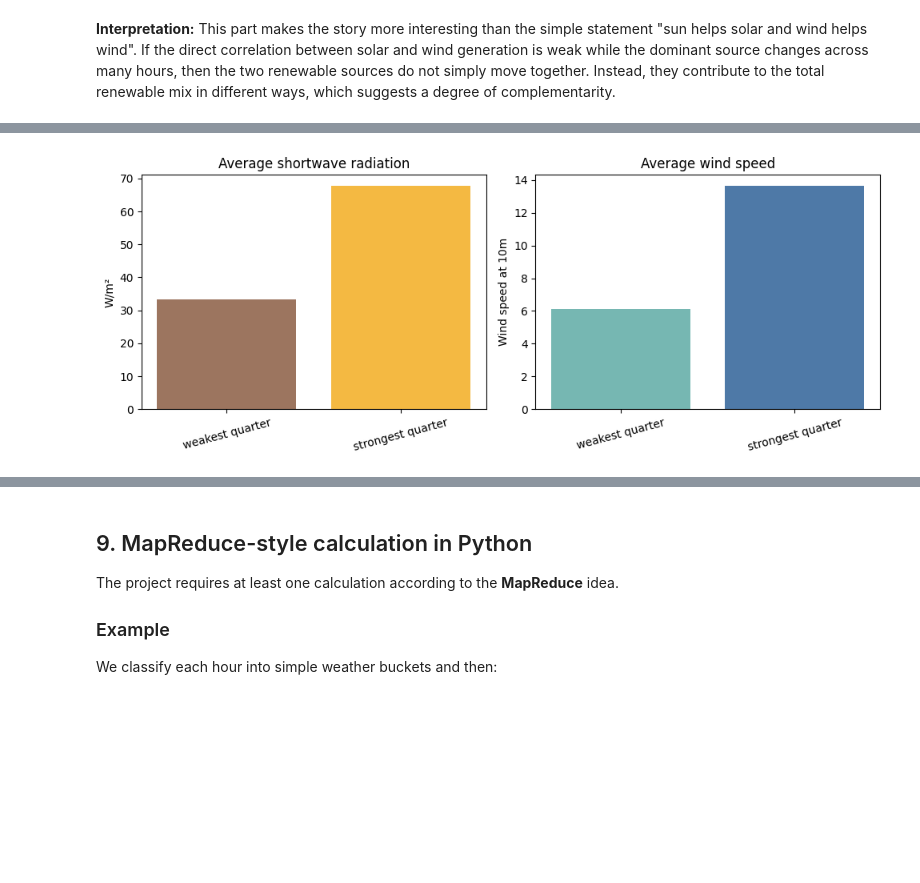
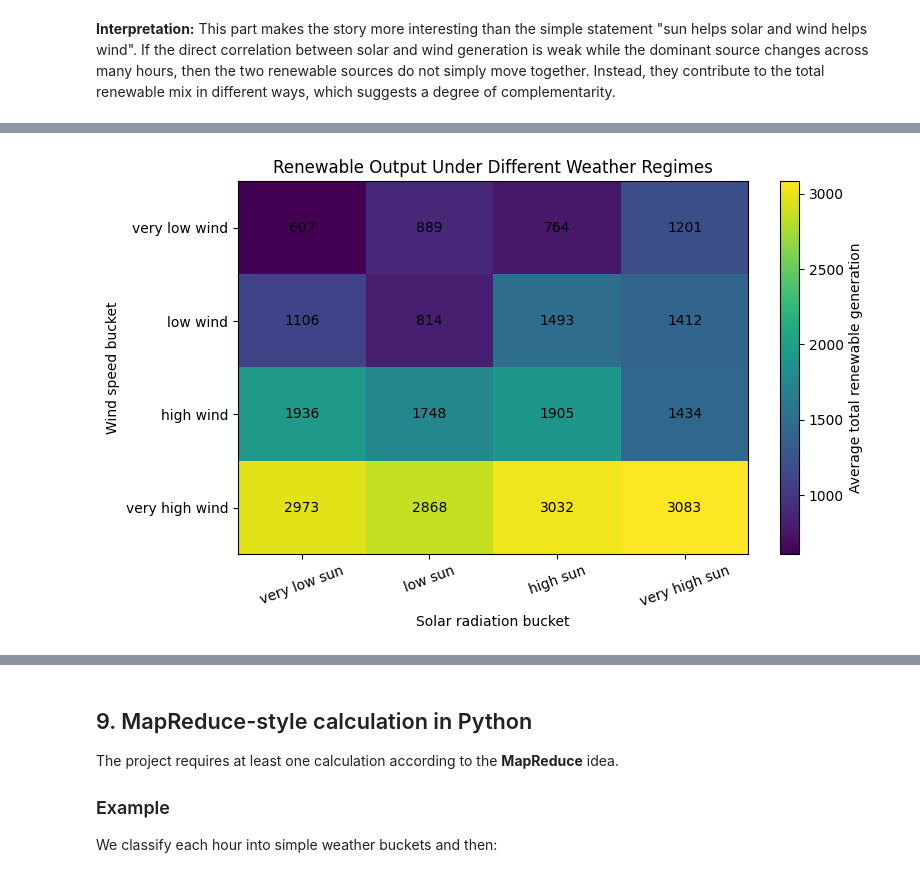
Before and after one commit to yosufe03/BDINF_Project, a Jupyter notebook: anaconda_projects/main.ipynb, the cells around one changed output, grey strips where cells are left out. Saved outputs shown, nothing was run; the diff lists cells and outputs as text; code cells hidden in the pictures; blank space fills up the shorter version.

```diff
--- a/anaconda_projects/main.ipynb
+++ b/anaconda_projects/main.ipynb
@@ -745,63 +724,39 @@ Instead of looking only at single sources, we can also ask when the combined ren
 # %%
-if solar_col and "wind_total_generation" in merged_df.columns:
-    merged_df["total_renewable_generation"] = merged_df[solar_col] + merged_df["wind_total_generation"]
-    merged_df["total_renewable_bucket"] = pd.qcut(
-        merged_df["total_renewable_generation"].rank(method="first"),
-        4,
-        labels=["weakest quarter", "low-mid quarter", "high-mid quarter", "strongest quarter"],
-    )
+merged_df["total_renewable_generation"] = merged_df["solar"] + merged_df["wind_onshore"]
 
-    renewable_weather_summary = (
-        merged_df.groupby("total_renewable_bucket", observed=False)[
-            ["shortwave_radiation", "wind_speed_10m", solar_col, "wind_total_generation", "total_renewable_generation"]
-        ]
-        .mean()
-        .round(2)
-        .reset_index()
-        .rename(
-            columns={
-                solar_col: "avg_solar_generation",
-                "wind_total_generation": "avg_wind_generation",
-                "total_renewable_generation": "avg_total_generation",
-                "shortwave_radiation": "avg_shortwave_radiation",
-                "wind_speed_10m": "avg_wind_speed_10m",
-            }
-        )
-    )
-    display(renewable_weather_summary)
+heatmap_df = merged_df.copy()
+heatmap_df["radiation_bucket"] = pd.qcut(
+    heatmap_df["shortwave_radiation"].rank(method="first"),
+    4,
+    labels=["very low sun", "low sun", "high sun", "very high sun"]
+)
+heatmap_df["wind_bucket"] = pd.qcut(
+    heatmap_df["wind_speed_10m"].rank(method="first"),
+    4,
+    labels=["very low wind", "low wind", "high wind", "very high wind"]
+)
 
-    low_high_energy_comparison = (
-        renewable_weather_summary[
-            renewable_weather_summary["total_renewable_bucket"].isin(["weakest quarter", "strongest quarter"])
-        ]
-        .set_index("total_renewable_bucket")
-        .reindex(["weakest quarter", "strongest quarter"])
-    )
+pivot = heatmap_df.pivot_table(
+    index="wind_bucket",
+    columns="radiation_bucket",
+    values="total_renewable_generation",
+    aggfunc="mean",
+    observed=False
+)
 
-    weakest_mask = merged_df["total_renewable_bucket"] == "weakest quarter"
-    strongest_mask = merged_df["total_renewable_bucket"] == "strongest quarter"
+plt.figure(figsize=(8, 5))
+plt.imshow(pivot, aspect="auto")
+plt.colorbar(label="Average total renewable generation")
+plt.xticks(range(len(pivot.columns)), pivot.columns, rotation=20)
+plt.yticks(range(len(pivot.index)), pivot.index)
+plt.title("Renewable Output Under Different Weather Regimes")
+plt.xlabel("Solar radiation bucket")
+plt.ylabel("Wind speed bucket")
 
-    fig, axes = plt.subplots(1, 2, figsize=(12, 4))
-    axes[0].scatter(merged_df["time"], merged_df["total_renewable_generation"], s=12, alpha=0.35, color="#bab0ab", label="all hours")
-    axes[0].scatter(merged_df.loc[weakest_mask, "time"], merged_df.loc[weakest_mask, "total_renewable_generation"], s=18, alpha=0.8, color="#e15759", label="weakest quarter")
-    axes[0].scatter(merged_df.loc[strongest_mask, "time"], merged_df.loc[strongest_mask, "total_renewable_generation"], s=18, alpha=0.8, color="#59a14f", label="strongest quarter")
-    axes[0].set_title("Total renewable generation over time")
-    axes[0].set_ylabel("Generation")
-    axes[0].tick_params(axis="x", rotation=20)
-    axes[0].legend()
+for i in range(pivot.shape[0]):
+    for j in range(pivot.shape[1]):
+        plt.text(j, i, f"{pivot.iloc[i, j]:.0f}", ha="center", va="center")
 
-    x = np.arange(len(low_high_energy_comparison.index))
-    width = 0.35
-    axes[1].bar(x - width / 2, low_high_energy_comparison["avg_solar_generation"], width=width, color="#f4b942", label="solar")
-    axes[1].bar(x + width / 2, low_high_energy_comparison["avg_wind_generation"], width=width, color="#4e79a7", label="wind")
-    axes[1].set_xticks(x)
-    axes[1].set_xticklabels(low_high_energy_comparison.index, rotation=15)
-    axes[1].set_title("Average solar vs wind generation")
-    axes[1].set_ylabel("Mean generation")
-    axes[1].legend()
-
-    plt.tight_layout()
-    plt.show()
-else:
-    print("Solar or wind data is missing for total renewable analysis.")
+plt.tight_layout()
+plt.show()
 # %% [output]
@@ -813,2 +763,2 @@ else:
-[figure, old version]
+[figure, new version]
 # %% [markdown]
```
Also changed, not shown: parts of 9 cells of this notebook.
